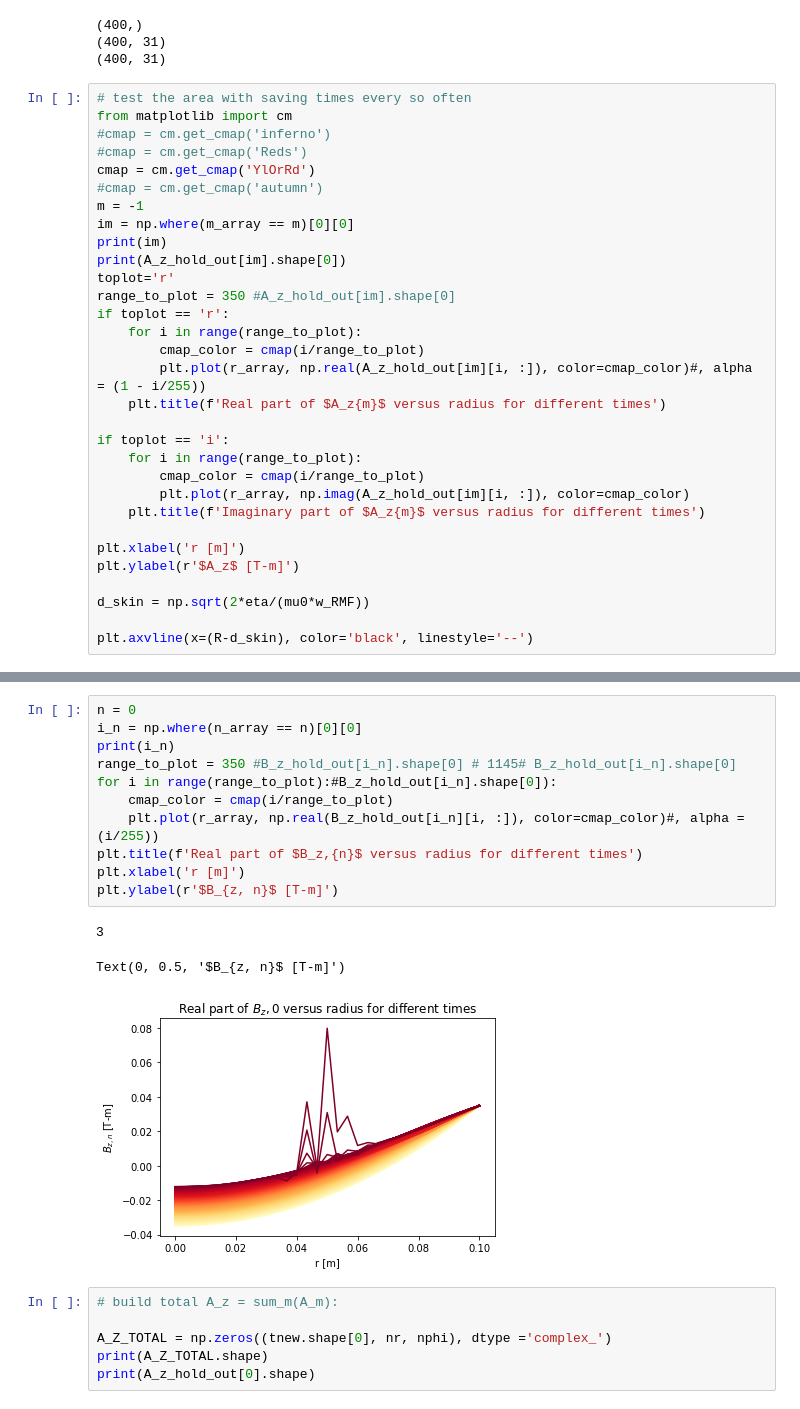
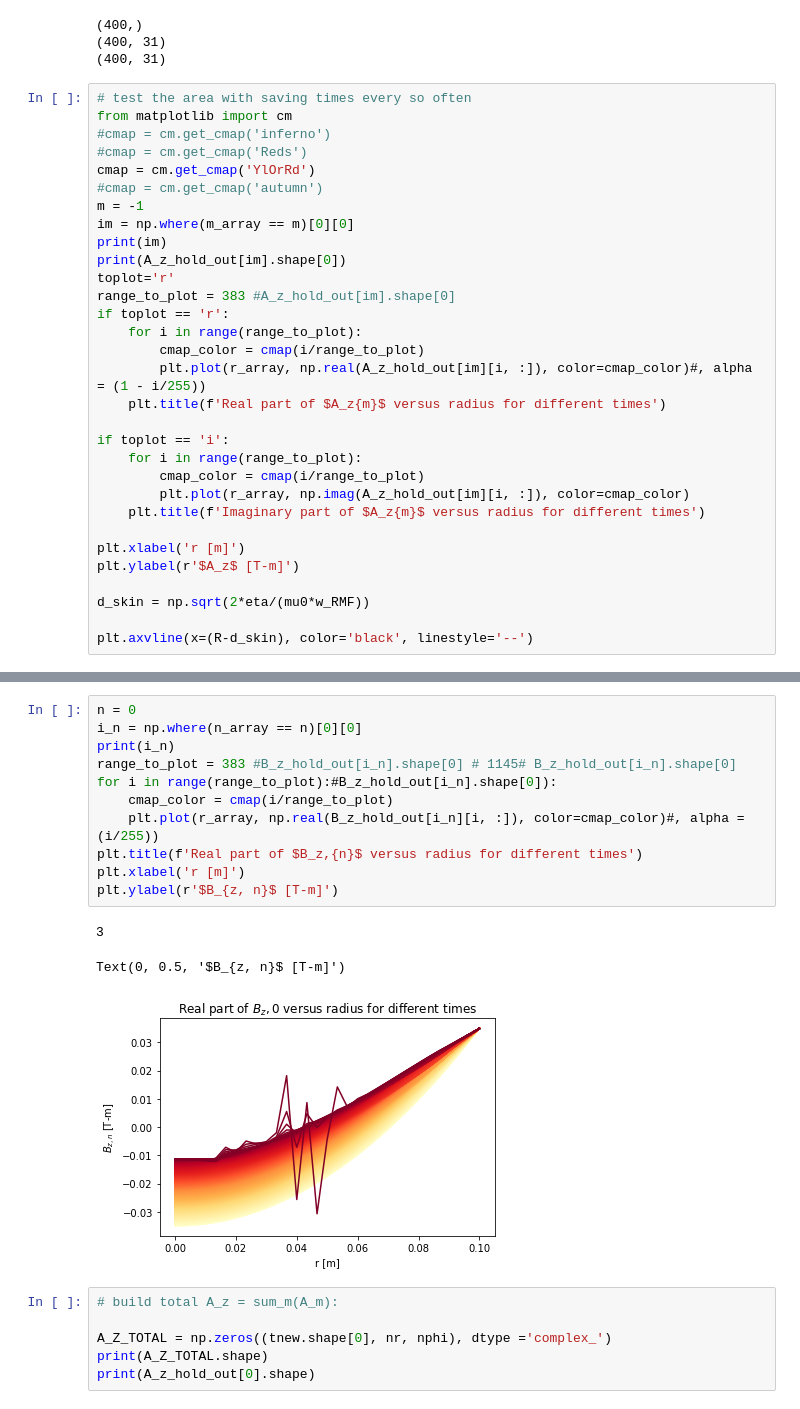
Before and after one commit to vandelij/FRC_RMF, a Jupyter notebook: predictor2_corrector_combine_RMF_code_case_Mlroy1999_fewer_time_steps - Copy.ipynb, the cells around one changed output, grey strips where cells are left out. Cells and saved outputs as stored; diff of their text form.

```diff
--- a/predictor2_corrector_combine_RMF_code_case_Mlroy1999_fewer_time_steps - Copy.ipynb
+++ b/predictor2_corrector_combine_RMF_code_case_Mlroy1999_fewer_time_steps - Copy.ipynb
@@ -634,7 +782,7 @@ im = np.where(m_array == m)[0][0]
 print(im)
 print(A_z_hold_out[im].shape[0])
 toplot='r'
-range_to_plot = 350 #A_z_hold_out[im].shape[0]
+range_to_plot = 383 #A_z_hold_out[im].shape[0]
 if toplot == 'r':
     for i in range(range_to_plot):
         cmap_color = cmap(i/range_to_plot)
@@ -661,18 +809,18 @@ plt.axvline(x=(R-d_skin), color='black', linestyle='--')
 # %%
 n = 0
 i_n = np.where(n_array == n)[0][0]
 print(i_n)
-range_to_plot = 350 #B_z_hold_out[i_n].shape[0] # 1145# B_z_hold_out[i_n].shape[0]
+range_to_plot = 383 #B_z_hold_out[i_n].shape[0] # 1145# B_z_hold_out[i_n].shape[0]
 for i in range(range_to_plot):#B_z_hold_out[i_n].shape[0]):
     cmap_color = cmap(i/range_to_plot)
     plt.plot(r_array, np.real(B_z_hold_out[i_n][i, :]), color=cmap_color)#, alpha = (i/255))
 plt.title(f'Real part of $B_z,{n}$ versus radius for different times')
 plt.xlabel('r [m]')
 plt.ylabel(r'$B_{z, n}$ [T-m]')
 # %% [output]
 3
 Text(0, 0.5, '$B_{z, n}$ [T-m]')
-[figure, old version]
+[figure, new version]
 # %%
 # build total A_z = sum_m(A_m):
 
```
Also changed, not shown: parts of 3 cells of this notebook.
